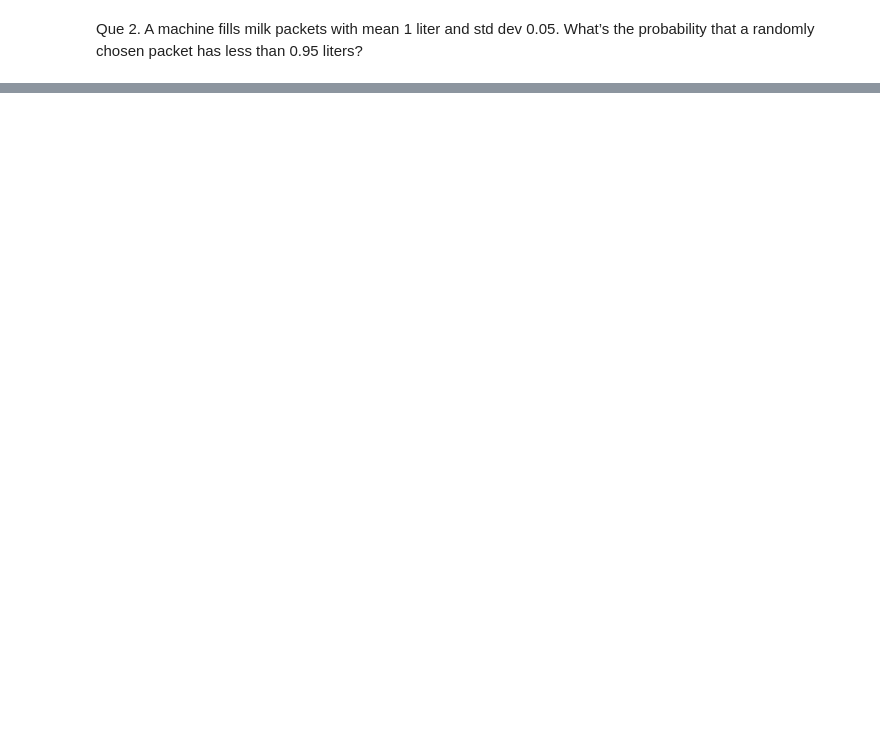
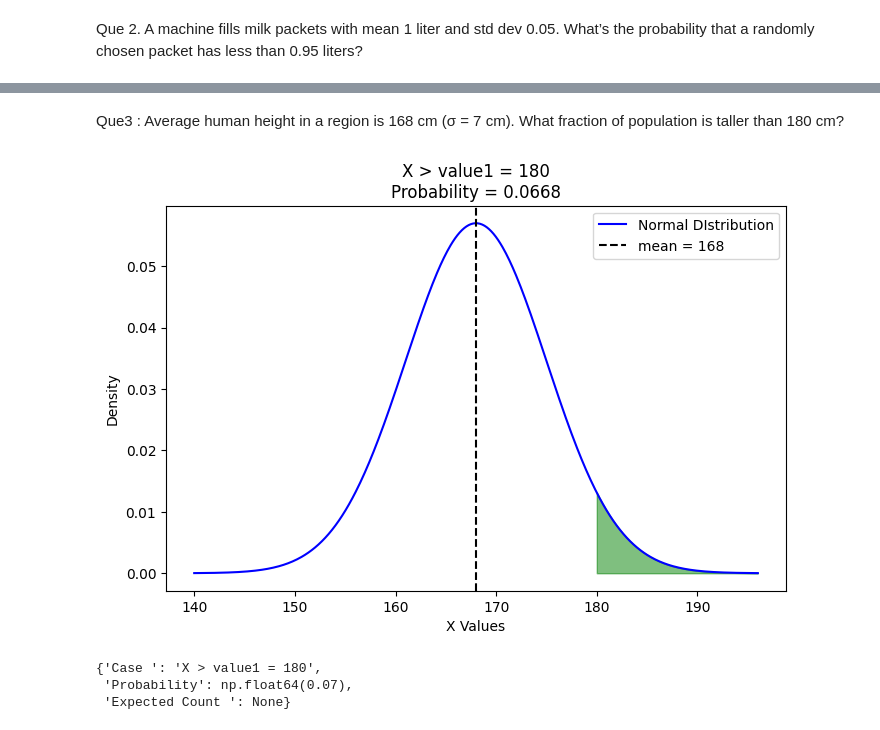
Before and after one commit to SachinSherki4/Data_Science, a Jupyter notebook: Cource_Learning/Probability_distribution_scypi/Prob_of_continous_variable/nominal_distribution.ipynb, the cells around one changed output, grey strips where cells are left out. Saved outputs shown, nothing was run; the diff lists cells and outputs as text; code cells hidden in the pictures; blank space fills up the shorter version.

```diff
--- a/Cource_Learning/Probability_distribution_scypi/Prob_of_continous_variable/nominal_distribution.ipynb
+++ b/Cource_Learning/Probability_distribution_scypi/Prob_of_continous_variable/nominal_distribution.ipynb
@@ -201,0 +236,13 @@ What’s the probability that a randomly chosen packet has less than 0.95 liters
+# %% [markdown]
+Que3 : Average human height in a region is 168 cm (σ = 7 cm). What fraction of population is taller than 180 cm?
+# %%
+mean= 168
+std_dev= 7
+value1= 180
+result= normal_prob_analyser(mean, std_dev, value1=value1)
+result
+# %% [output]
+[figure, added]
+{'Case ': 'X > value1 = 180',
+ 'Probability': np.float64(0.07),
+ 'Expected Count ': None}
```
Also changed, not shown: parts of 15 cells of this notebook, 5 other files.
